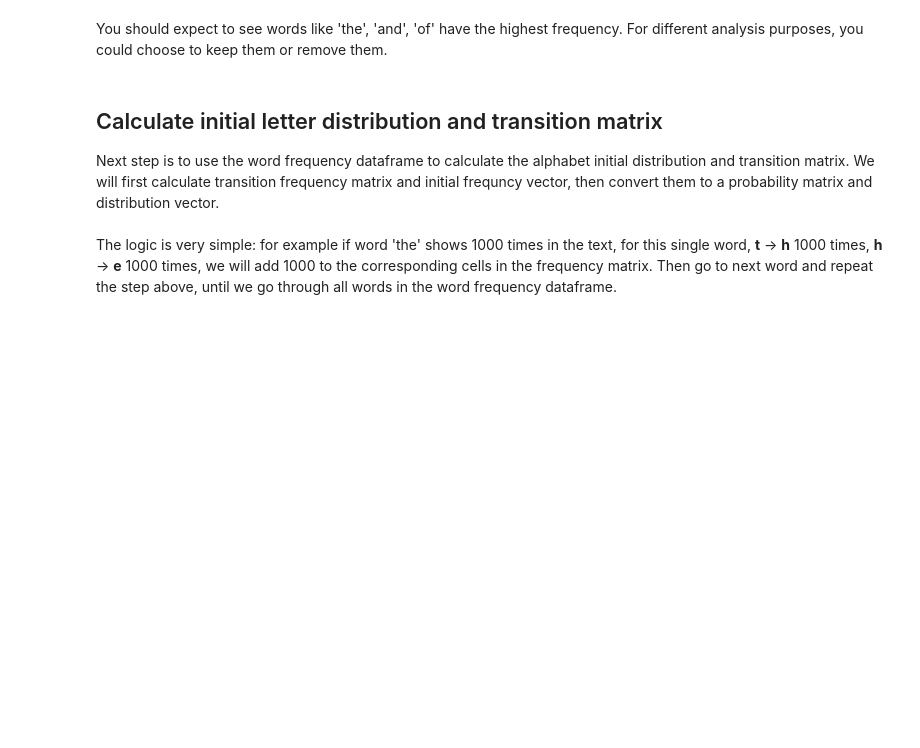
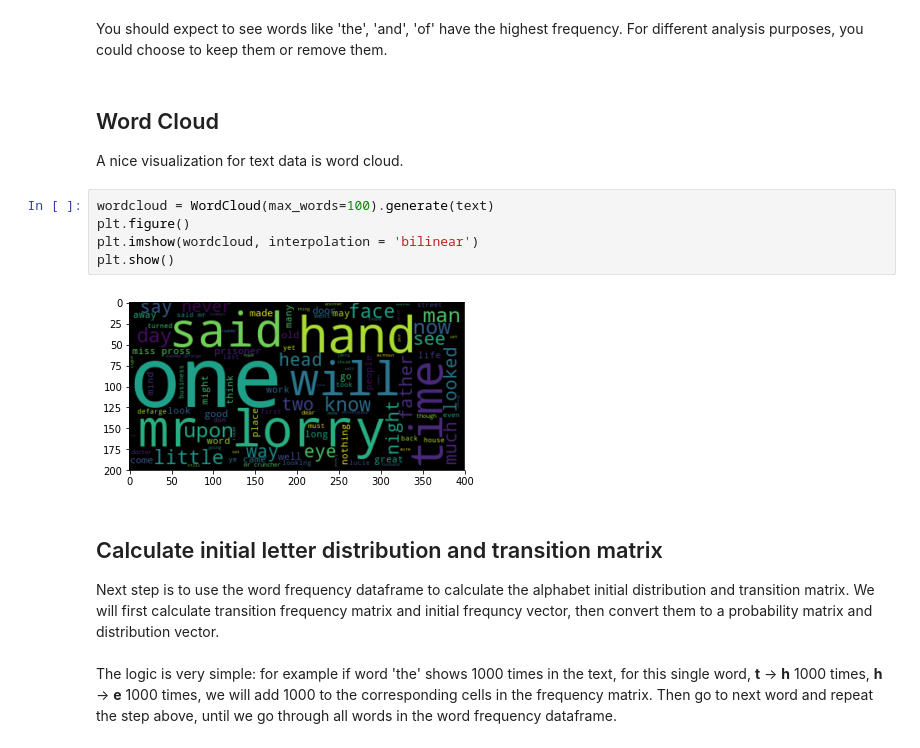
Before and after one commit to weizhaoalex/EnglishAlphabetMarkovModel, a Jupyter notebook: English Alphabet Markov Model.ipynb, the cells around one changed output. Saved outputs shown, nothing was run; the diff lists cells and outputs as text; blank space fills up the shorter version.

```diff
--- a/English Alphabet Markov Model.ipynb
+++ b/English Alphabet Markov Model.ipynb
@@ -75,5 +76,15 @@ text_stat.head()
 # %% [markdown]
 You should expect to see words like 'the', 'and', 'of' have the highest frequency. For different analysis purposes, you could choose to keep them or remove them.
+# %% [markdown]
+## Word Cloud
+A nice visualization for text data is word cloud.
+# %%
+wordcloud = WordCloud(max_words=100).generate(text)
+plt.figure()
+plt.imshow(wordcloud, interpolation = 'bilinear')
+plt.show()
+# %% [output]
+[figure, added]
 # %% [markdown]
 ## Calculate initial letter distribution and transition matrix
 Next step is to use the word frequency dataframe to calculate the alphabet initial distribution and transition matrix. We will first calculate transition frequency matrix and initial frequncy vector, then convert them to a probability matrix and distribution vector. <br>
```
Also changed, not shown: parts of 2 cells of this notebook.
